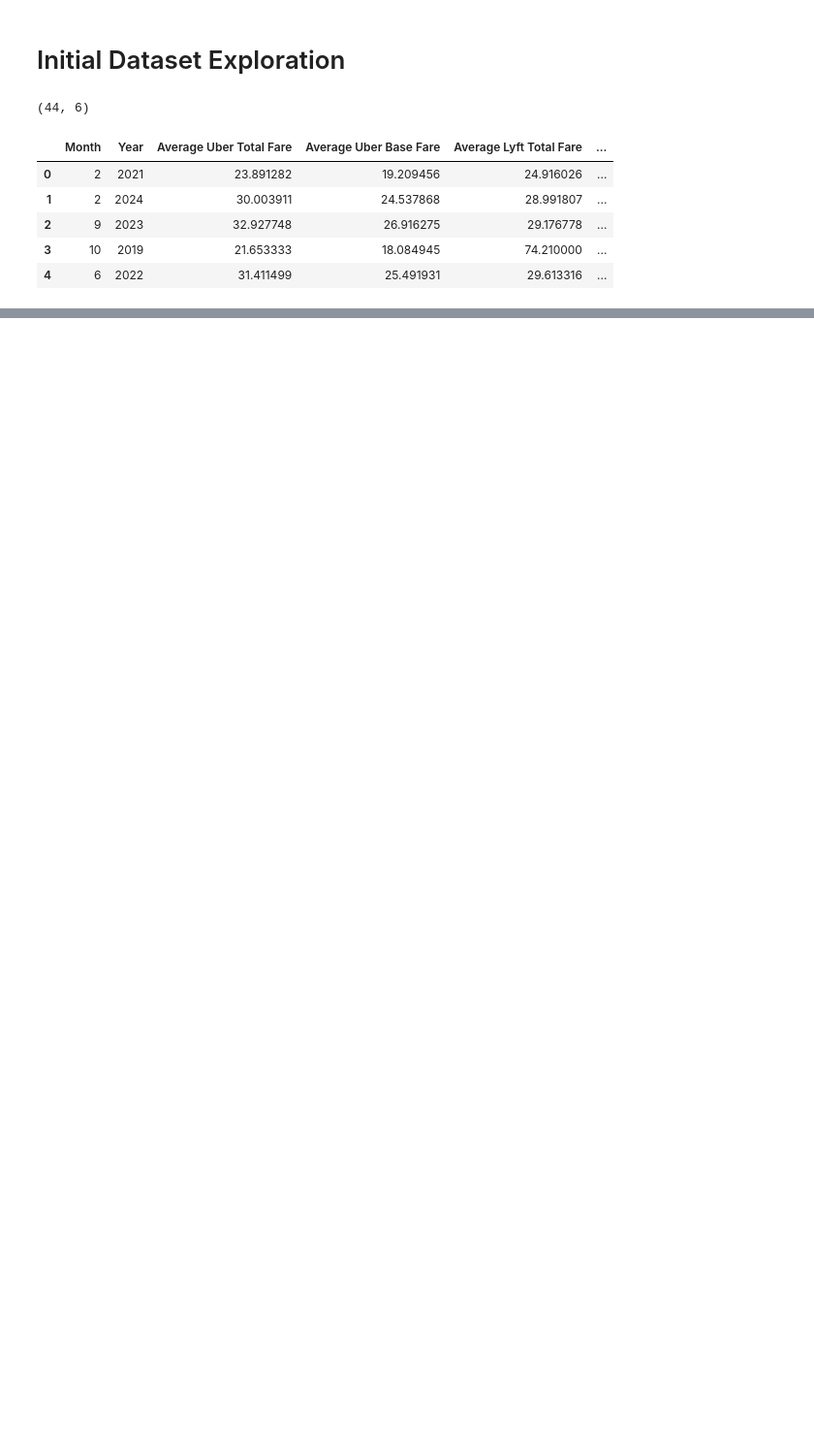
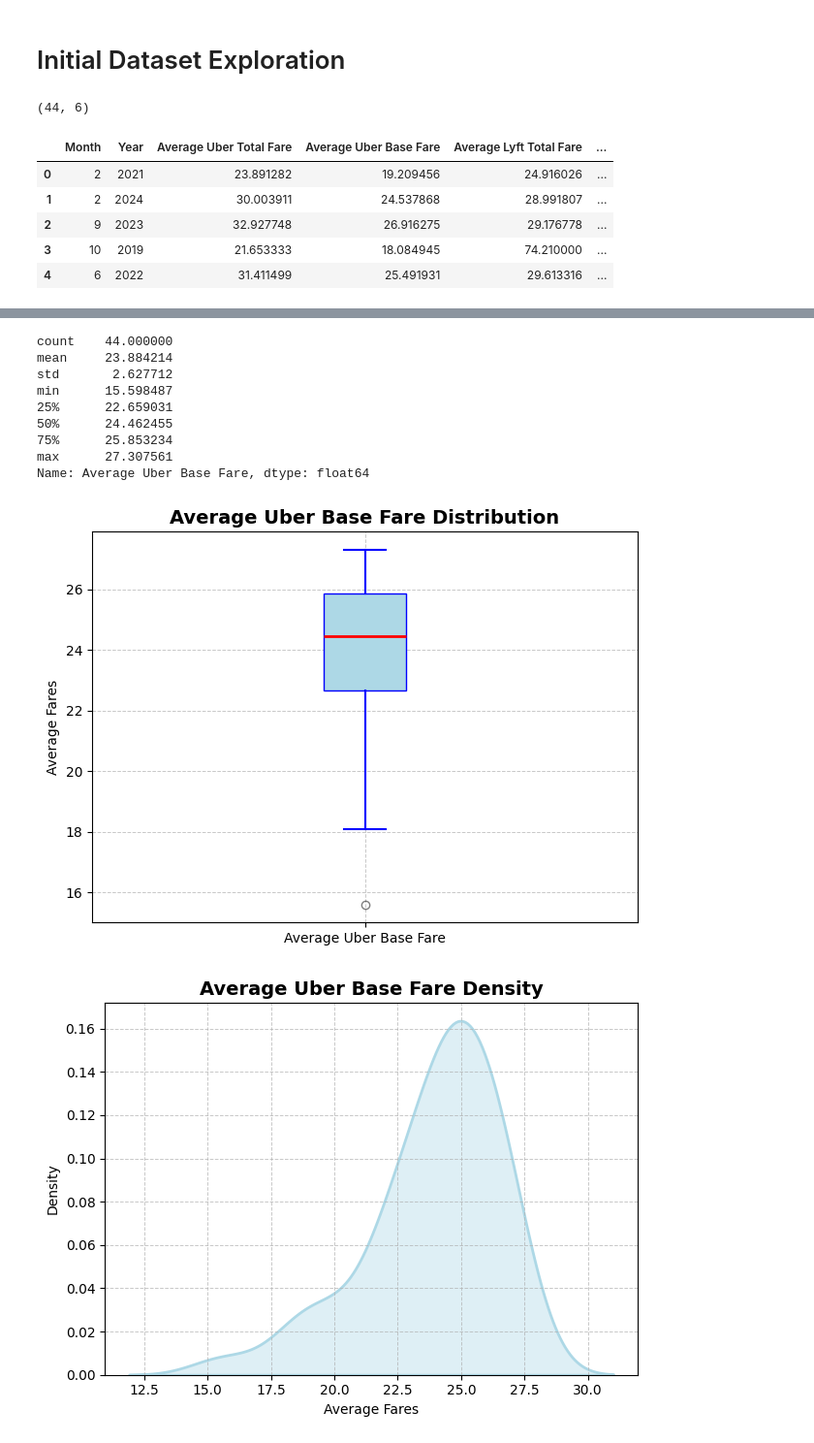
Before and after one commit to gckang/ds-nyc-ride-services-proj, a Jupyter notebook: scripts/data_analysis.ipynb, the cells around one changed output, grey strips where cells are left out. Shown at 97% size. Saved outputs shown, nothing was run; the diff lists cells and outputs as text; code cells hidden in the pictures; blank space fills up the shorter version.

Commit message:
add fare analysis graphs

```diff
--- a/scripts/data_analysis.ipynb
+++ b/scripts/data_analysis.ipynb
@@ -21,0 +71,14 @@ df.head()
+# %%
+fare_analysis('Average Uber Base Fare', 'lightblue')
+# %% [output]
+count    44.000000
+mean     23.884214
+std       2.627712
+min      15.598487
+25%      22.659031
+50%      24.462455
+75%      25.853234
+max      27.307561
+Name: Average Uber Base Fare, dtype: float64
+[figure, added]
+[figure, added]
```
Also changed, not shown: parts of 11 cells of this notebook.
